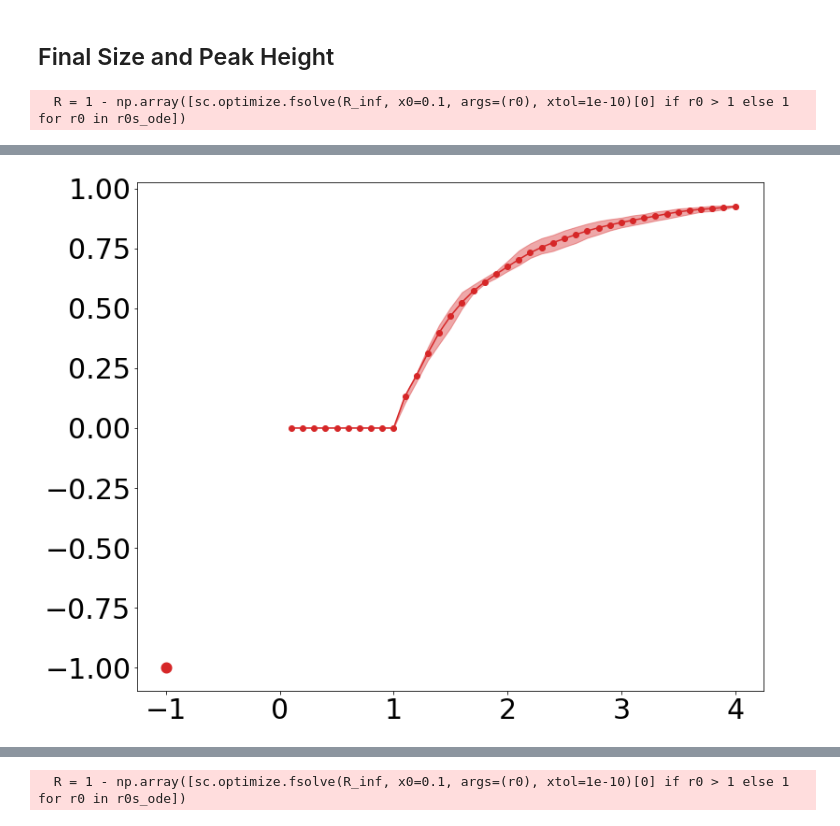
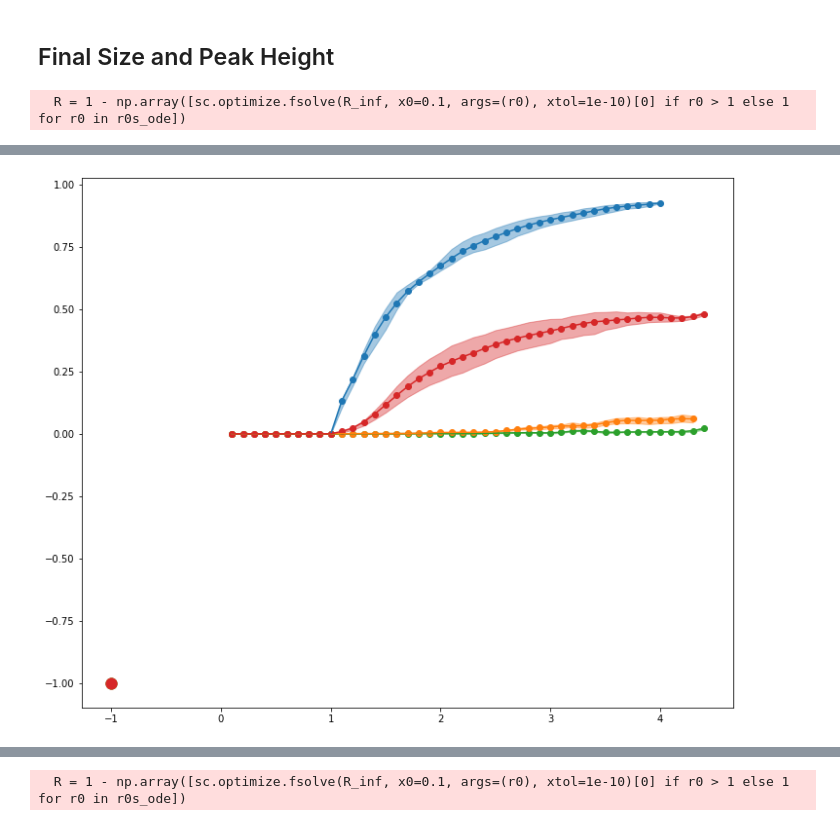
Before and after one commit to LukeMurrayKearney/Data-Driven-Networks-Code, a Jupyter notebook: figs.ipynb, the cells around one changed output, grey strips where cells are left out. Drawn from its saved outputs; the diff is of its cells as text; code cells hidden in the pictures.

```diff
--- a/figs.ipynb
+++ b/figs.ipynb
@@ -532,7 +532,7 @@ for i, data in enumerate(datas):
 
     for j, model in enumerate(models):
 
-        if j <= 2:
+        if j < 2:
             for sim_num in range(37):
                 try:
                     with open(f'output_data/sims/{sim_num}_{data}_{model}_none.json', 'r') as f:
@@ -585,6 +585,7 @@ for i, data in enumerate(datas):
                         a=1
 
     ########################################################## sbm ############################################################
+    model = models[0]
     mean, up, down = [np.mean(a) for a in fs_sbm if len(a)>0], [np.percentile(a, 95) for a in fs_sbm if len(a)>0], [np.percentile(a, 5) for a in fs_sbm if len(a)>0]
     index, tmp = 0, []
     for a in fs_sbm:
@@ -607,5 +608,80 @@ for i, data in enumerate(datas):
     ax1.plot(x, mean, color=colours[model])
     ax1.fill_between(x, down,up, alpha = 0.4, color=colours[model])
     ax1.scatter([-1],[-1], label = model_names[0], linewidths=6, color=colours[model])
+
+    ########################################################## dpln ############################################################
+    model = models[1]
+    mean, up, down = [np.mean(a) for a in fs_dpln if len(a)>0], [np.percentile(a, 95) for a in fs_dpln if len(a)>0], [np.percentile(a, 5) for a in fs_dpln if len(a)>0]
+    index, tmp = 0, []
+    for a in fs_dpln:
+        if len(a) > 0:
+            tmp.append([b for b in a if b/mean[index] > 1/1.33 and b/mean[index] < 1.33])
+            index += 1
+    fs_dpln = tmp
+    mean, up, down = [np.mean(a) for a in fs_dpln if len(a)>0], [np.percentile(a, 95) for a in fs_dpln if len(a)>0], [np.percentile(a, 5) for a in fs_dpln if len(a)>0]
+    x = [bins[idx] for idx, a in enumerate(fs_dpln) if len(a)>0]
+
+    print(data,model)
+    print(x)
+    start, end = [1 if a >= 1 else 0 for a in x].index(1), len(x)
+
+    mean = [a if idx in [start,end-1] else a  if idx<start else (mean[idx-1]+a+mean[idx+1])/3 for idx, a in enumerate(mean)]
+    mean, up, down = [a if idx in [start,end-1] else a  if idx<start else (mean[idx-1]+a+mean[idx+1])/3 for idx, a in enumerate(mean)], [a if idx in [start,end-1] else a  if idx<start else (down[idx-1]+a+down[idx+1])/3 for idx, a in enumerate(down)], [a if i in [start,end-1] else a if i<start else (up[i-1]+a+up[i+1])/3 for i, a in enumerate(up)]
+    mean, up, down = [a if idx >= start + 1 else 0 for idx, a in enumerate(mean)], [a if idx >= start + 1 else 0 for idx, a in enumerate(up)], [a if idx >= start + 1 else 0 for idx, a in enumerate(down)]
+
+    ax1.scatter(x, mean, color=colours[model])
+    ax1.plot(x, mean, color=colours[model])
+    ax1.fill_between(x, down,up, alpha = 0.4, color=colours[model])
+    ax1.scatter([-1],[-1], label = model_names[0], linewidths=6, color=colours[model])
+
+    ########################################################## gmm ############################################################
+    model = models[2]
+    mean, up, down = [np.mean(a) for a in fs_gmm if len(a)>0], [np.percentile(a, 95) for a in fs_gmm if len(a)>0], [np.percentile(a, 5) for a in fs_gmm if len(a)>0]
+    index, tmp = 0, []
+    for a in fs_gmm:
+        if len(a) > 0:
+            tmp.append([b for b in a if b/mean[index] > 1/1.33 and b/mean[index] < 1.33])
+            index += 1
+    fs_gmm = tmp
+    mean, up, down = [np.mean(a) for a in fs_gmm if len(a)>0], [np.percentile(a, 95) for a in fs_gmm if len(a)>0], [np.percentile(a, 5) for a in fs_gmm if len(a)>0]
+    x = [bins[idx] for idx, a in enumerate(fs_gmm) if len(a)>0]
+
+    print(data,model)
+    print(x)
+    start, end = [1 if a >= 1 else 0 for a in x].index(1), len(x)
+
+    mean = [a if idx in [start,end-1] else a  if idx<start else (mean[idx-1]+a+mean[idx+1])/3 for idx, a in enumerate(mean)]
+    mean, up, down = [a if idx in [start,end-1] else a  if idx<start else (mean[idx-1]+a+mean[idx+1])/3 for idx, a in enumerate(mean)], [a if idx in [start,end-1] else a  if idx<start else (down[idx-1]+a+down[idx+1])/3 for idx, a in enumerate(down)], [a if i in [start,end-1] else a if i<start else (up[i-1]+a+up[i+1])/3 for i, a in enumerate(up)]
+    mean, up, down = [a if idx >= start + 1 else 0 for idx, a in enumerate(mean)], [a if idx >= start + 1 else 0 for idx, a in enumerate(up)], [a if idx >= start + 1 else 0 for idx, a in enumerate(down)]
+
+    ax1.scatter(x, mean, color=colours[model])
+    ax1.plot(x, mean, color=colours[model])
+    ax1.fill_between(x, down,up, alpha = 0.4, color=colours[model])
+    ax1.scatter([-1],[-1], label = model_names[0], linewidths=6, color=colours[model])
+
+    ########################################################## gmms ############################################################
+    model = models[3]
+    mean, up, down = [np.mean(a) for a in fs_gmms if len(a)>0], [np.percentile(a, 95) for a in fs_gmms if len(a)>0], [np.percentile(a, 5) for a in fs_gmms if len(a)>0]
+    index, tmp = 0, []
+    for a in fs_gmms:
+        if len(a) > 0:
+            tmp.append([b for b in a if b/mean[index] > 1/1.33 and b/mean[index] < 1.33])
+            index += 1
+    fs_gmms = tmp
+    mean, up, down = [np.mean(a) for a in fs_gmms if len(a)>0], [np.percentile(a, 95) for a in fs_gmms if len(a)>0], [np.percentile(a, 5) for a in fs_gmms if len(a)>0]
+    x = [bins[idx] for idx, a in enumerate(fs_gmms) if len(a)>0]
+
+    print(data,model)
+    print(x)
+    start, end = [1 if a >= 1 else 0 for a in x].index(1), len(x)
+
+    mean = [a if idx in [start,end-1] else a  if idx<start else (mean[idx-1]+a+mean[idx+1])/3 for idx, a in enumerate(mean)]
+    mean, up, down = [a if idx in [start,end-1] else a  if idx<start else (mean[idx-1]+a+mean[idx+1])/3 for idx, a in enumerate(mean)], [a if idx in [start,end-1] else a  if idx<start else (down[idx-1]+a+down[idx+1])/3 for idx, a in enumerate(down)], [a if i in [start,end-1] else a if i<start else (up[i-1]+a+up[i+1])/3 for i, a in enumerate(up)]
+    mean, up, down = [a if idx >= start + 1 else 0 for idx, a in enumerate(mean)], [a if idx >= start + 1 else 0 for idx, a in enumerate(up)], [a if idx >= start + 1 else 0 for idx, a in enumerate(down)]
+
+    ax1.scatter(x, mean, color=colours[model])
+    ax1.plot(x, mean, color=colours[model])
+    ax1.fill_between(x, down,up, alpha = 0.4, color=colours[model])
+    ax1.scatter([-1],[-1], label = model_names[0], linewidths=6, color=colours[model])
 # %% [output]
   R = 1 - np.array([sc.optimize.fsolve(R_inf, x0=0.1, args=(r0), xtol=1e-10)[0] if r0 > 1 else 1 for r0 in r0s_ode])
@@ -618,3 +703,3 @@ comix3 gmm_scale
 poly gmm_scale
 [0.1, 0.2, 0.30000000000000004, 0.4, 0.5, 0.6, 0.7000000000000001, 0.8, 0.9, 1.0, 1.1, 1.2000000000000002, 1.3000000000000003, 1.4000000000000001, 1.5000000000000002, 1.6, 1.7000000000000002, 1.800000 ...
-[figure, old version]
+[figure, new version]
```
Also changed, not shown: parts of 1 cell of this notebook, 5 other files.
